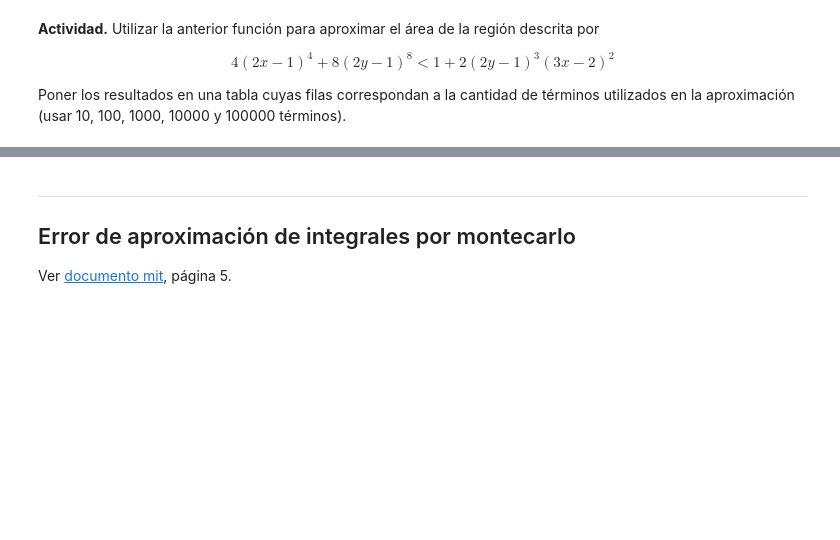
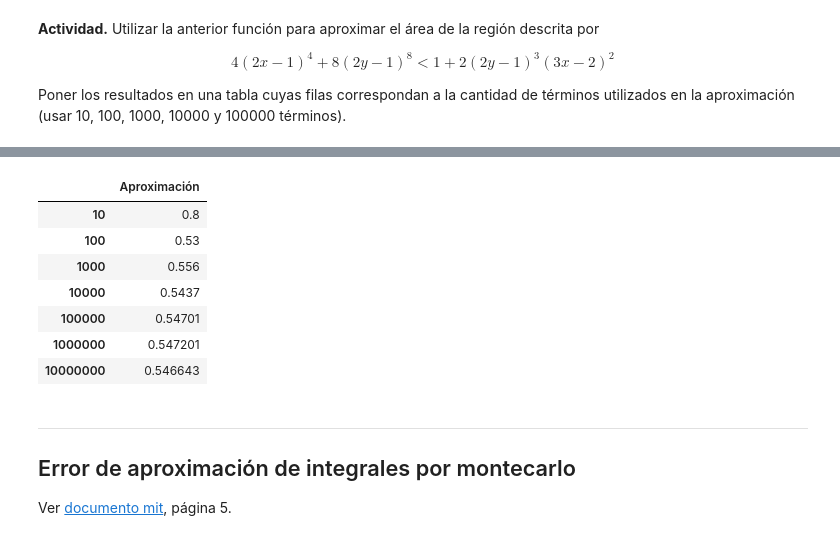
Before and after one commit to jazdel/SimMat-19_2, a Jupyter notebook: Simulacion/IntegracionMontecarlo.ipynb, the cells around one changed output, grey strips where cells are left out. Drawn from its saved outputs; the diff is of its cells as text; code cells hidden in the pictures; blank space fills up the shorter version.

```diff
--- a/Simulacion/IntegracionMontecarlo.ipynb
+++ b/Simulacion/IntegracionMontecarlo.ipynb
@@ -392,3 +404,9 @@ Escribamos una función que tenga como entradas:
 - el número de términos que se usará en la aproximación $N$,
 
 y que devuelva la aproximación montecarlo tipo 2 del area de la región.
+# %%
+def montecarlo2(f,a1,b1,a2,b2,N):
+    AR=(b1-a1)*(b2-a2)
+    x=np.random.uniform(a1,b1,N)
+    y=np.random.uniform(a2,b2,N)
+    return AR*np.mean(f(x,y))
@@ -401,3 +440,19 @@ Poner los resultados en una tabla cuyas filas correspondan a la cantidad de tér
+# %%
+N=np.logspace(1,7,7).astype(int)
+
+tabla=pd.DataFrame(index=N,columns=['Aproximación'])
+for i in N:
+    tabla.loc[i,'Aproximación']=montecarlo2(reg,0,1,0,1,i)
+tabla
+# %% [output]
+|  | Aproximación |
+| 10 | 0.8 |
+| 100 | 0.53 |
+| 1000 | 0.556 |
+| 10000 | 0.5437 |
+| 100000 | 0.54701 |
+| 1000000 | 0.547201 |
+| 10000000 | 0.546643 |
 # %% [markdown]
 ___
 ## Error de aproximación de integrales por montecarlo
```
Also changed, not shown: parts of 6 cells of this notebook.
